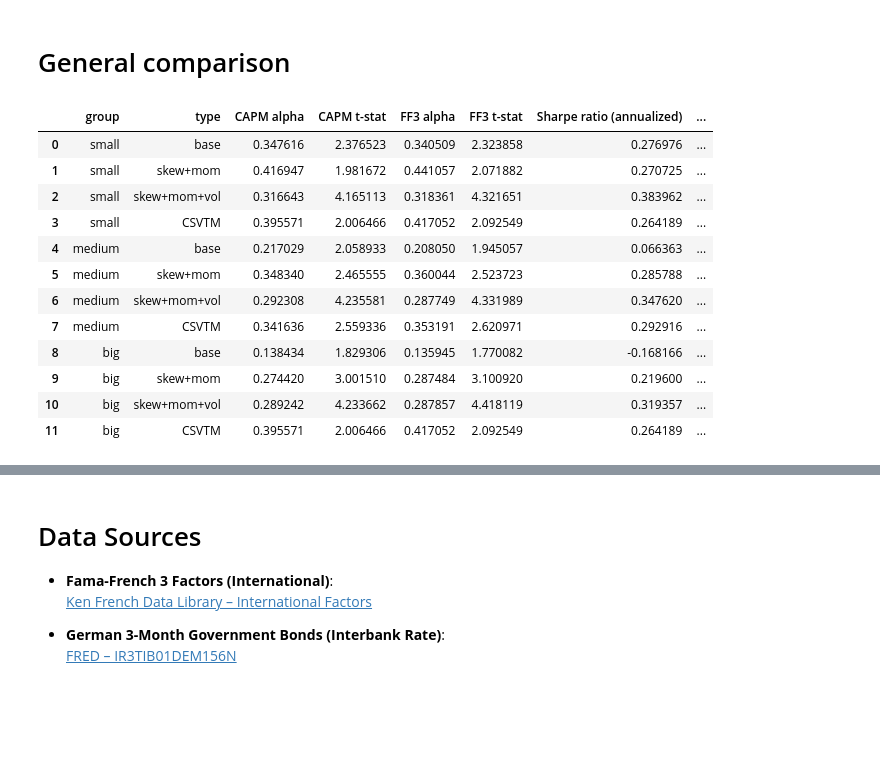
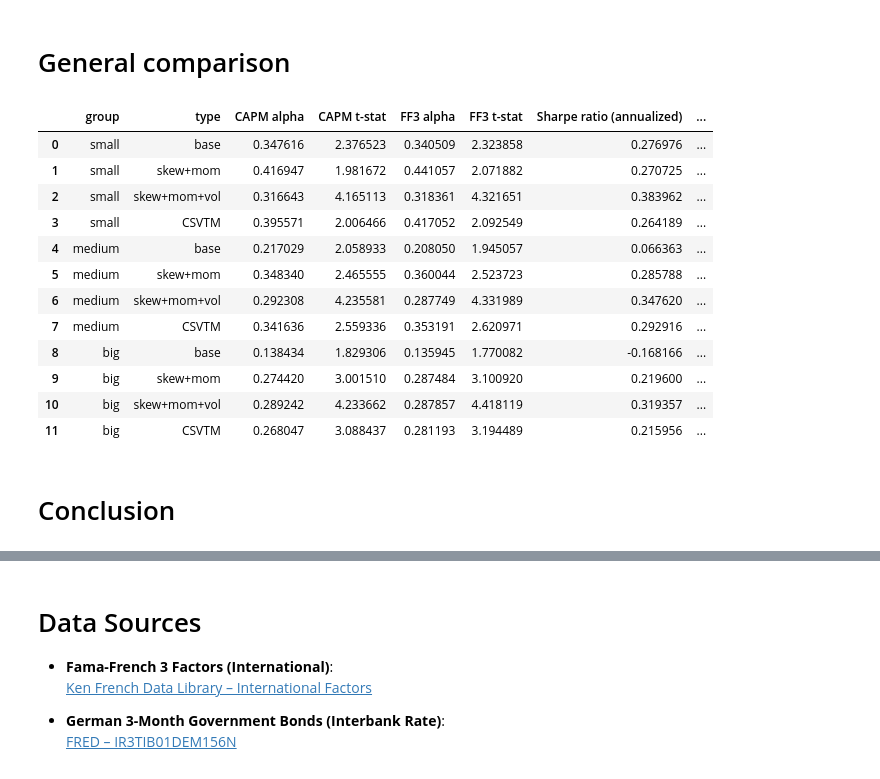
Before and after one commit to keitaVigano/skewness-enhanced-momentum_STOXX600, a Jupyter notebook: analysis.ipynb, the cells around one changed output, grey strips where cells are left out. Saved outputs shown, nothing was run; the diff lists cells and outputs as text; code cells hidden in the pictures; blank space fills up the shorter version.

```diff
--- a/analysis.ipynb
+++ b/analysis.ipynb
@@ -3218,32 +3222,34 @@ for group, label, result in [
     ('small', 'skew+mom+vol', results_small_vol),
     ('small', 'CSVTM', results_small_csvtm_final),
     ('medium', 'base', results_med_mom),
     ('medium', 'skew+mom', results_med),
     ('medium', 'skew+mom+vol', results_med_vol),
     ('medium', 'CSVTM', results_med_csvtm_final),
     ('big', 'base', results_big_mom),
     ('big', 'skew+mom', results_big),
     ('big', 'skew+mom+vol', results_big_vol),
-    ('big', 'CSVTM', results_small_csvtm_final)
+    ('big', 'CSVTM', results_big_csvtm_final)
 ]:
     row = {'group': group, 'type': label}
     row.update(result)
     records.append(row)
 
 df_summary = pd.DataFrame(records)
 
 df_summary
 # %% [output]
 |  | group | type | CAPM alpha | CAPM t-stat | FF3 alpha | FF3 t-stat | Sharpe ratio (annualized) | ... |
 | 0 | small | base | 0.347616 | 2.376523 | 0.340509 | 2.323858 | 0.276976 | ... |
 | 1 | small | skew+mom | 0.416947 | 1.981672 | 0.441057 | 2.071882 | 0.270725 | ... |
 | 2 | small | skew+mom+vol | 0.316643 | 4.165113 | 0.318361 | 4.321651 | 0.383962 | ... |
 | 3 | small | CSVTM | 0.395571 | 2.006466 | 0.417052 | 2.092549 | 0.264189 | ... |
 | 4 | medium | base | 0.217029 | 2.058933 | 0.208050 | 1.945057 | 0.066363 | ... |
 | 5 | medium | skew+mom | 0.348340 | 2.465555 | 0.360044 | 2.523723 | 0.285788 | ... |
 | 6 | medium | skew+mom+vol | 0.292308 | 4.235581 | 0.287749 | 4.331989 | 0.347620 | ... |
 | 7 | medium | CSVTM | 0.341636 | 2.559336 | 0.353191 | 2.620971 | 0.292916 | ... |
 | 8 | big | base | 0.138434 | 1.829306 | 0.135945 | 1.770082 | -0.168166 | ... |
 | 9 | big | skew+mom | 0.274420 | 3.001510 | 0.287484 | 3.100920 | 0.219600 | ... |
 | 10 | big | skew+mom+vol | 0.289242 | 4.233662 | 0.287857 | 4.418119 | 0.319357 | ... |
-| 11 | big | CSVTM | 0.395571 | 2.006466 | 0.417052 | 2.092549 | 0.264189 | ... |
+| 11 | big | CSVTM | 0.268047 | 3.088437 | 0.281193 | 3.194489 | 0.215956 | ... |
+# %% [markdown]
+# Conclusion
```
Also changed, not shown: parts of 8 cells of this notebook, 1 other file.
